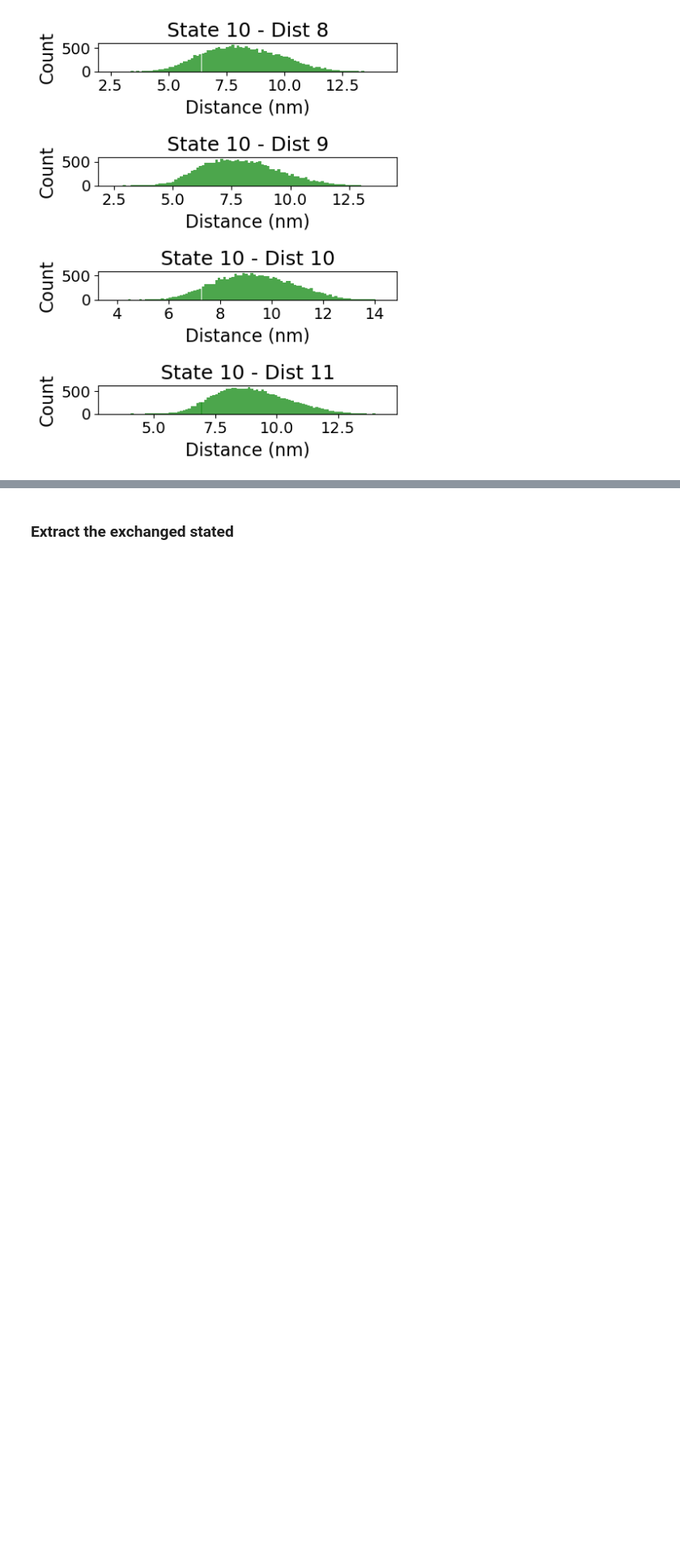
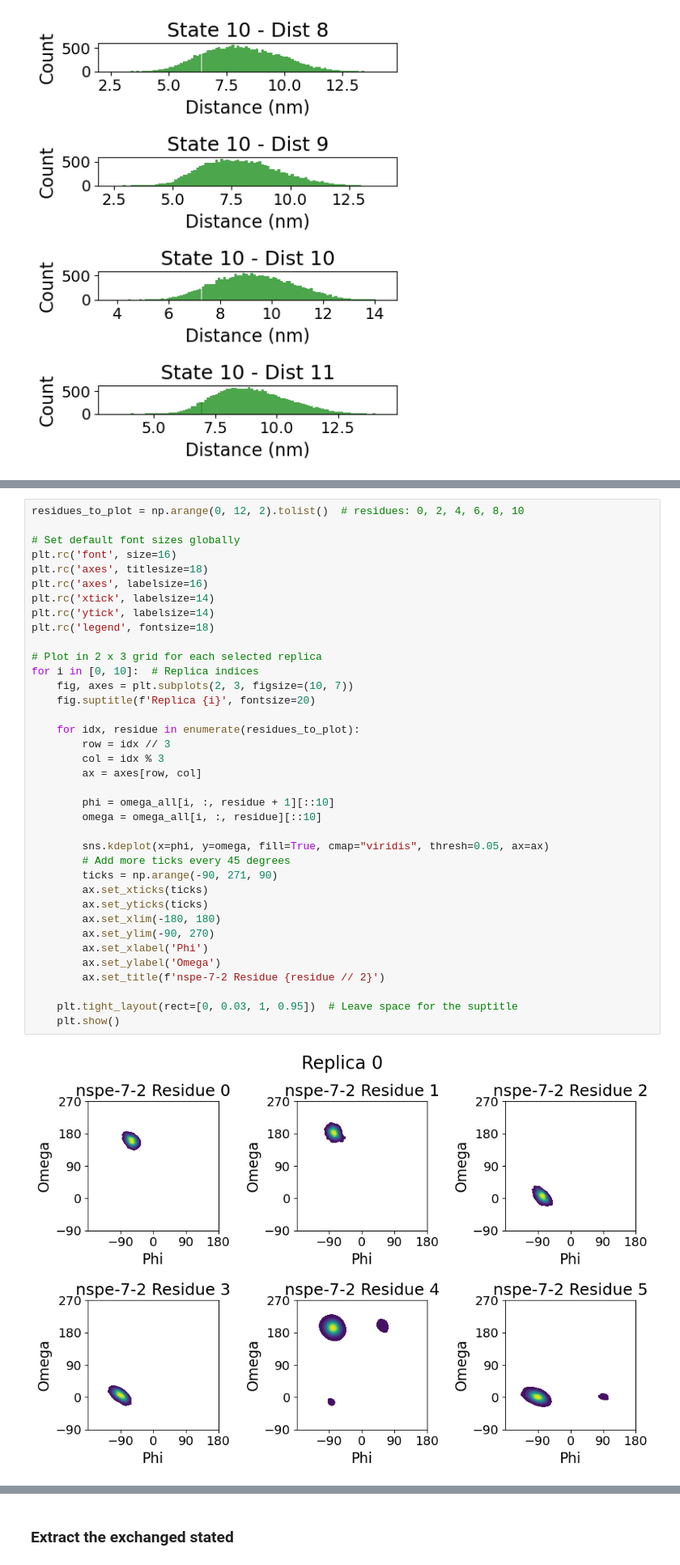
Before and after one commit to vvoelz/nspe-oligomers, a Jupyter notebook: peptoid/nspe_7_2/analysis/traj_analysis.ipynb, the cells around one changed output, grey strips where cells are left out. Shown at 81% size. Drawn from its saved outputs; the diff is of its cells as text; blank space fills up the shorter version.

Commit message:
adding the analysis of nspe72

```diff
--- a/peptoid/nspe_7_2/analysis/traj_analysis.ipynb
+++ b/peptoid/nspe_7_2/analysis/traj_analysis.ipynb
@@ -327,0 +345,39 @@ for i in [0, 10]:
+# %%
+residues_to_plot = np.arange(0, 12, 2).tolist()  # residues: 0, 2, 4, 6, 8, 10
+
+# Set default font sizes globally
+plt.rc('font', size=16)
+plt.rc('axes', titlesize=18)
+plt.rc('axes', labelsize=16)
+plt.rc('xtick', labelsize=14)
+plt.rc('ytick', labelsize=14)
+plt.rc('legend', fontsize=18)
+
+# Plot in 2 x 3 grid for each selected replica
+for i in [0, 10]:  # Replica indices
+    fig, axes = plt.subplots(2, 3, figsize=(10, 7))
+    fig.suptitle(f'Replica {i}', fontsize=20)
+
+    for idx, residue in enumerate(residues_to_plot):
+        row = idx // 3
+        col = idx % 3
+        ax = axes[row, col]
+
+        phi = omega_all[i, :, residue + 1][::10]
+        omega = omega_all[i, :, residue][::10]
+
+        sns.kdeplot(x=phi, y=omega, fill=True, cmap="viridis", thresh=0.05, ax=ax)
+        # Add more ticks every 45 degrees
+        ticks = np.arange(-90, 271, 90)
+        ax.set_xticks(ticks)
+        ax.set_yticks(ticks)
+        ax.set_xlim(-180, 180)
+        ax.set_ylim(-90, 270)
+        ax.set_xlabel('Phi')
+        ax.set_ylabel('Omega')
+        ax.set_title(f'nspe-7-2 Residue {residue // 2}')
+
+    plt.tight_layout(rect=[0, 0.03, 1, 0.95])  # Leave space for the suptitle
+    plt.show()
+# %% [output]
+[figure, added]
```
Also changed, not shown: parts of 10 cells of this notebook.
